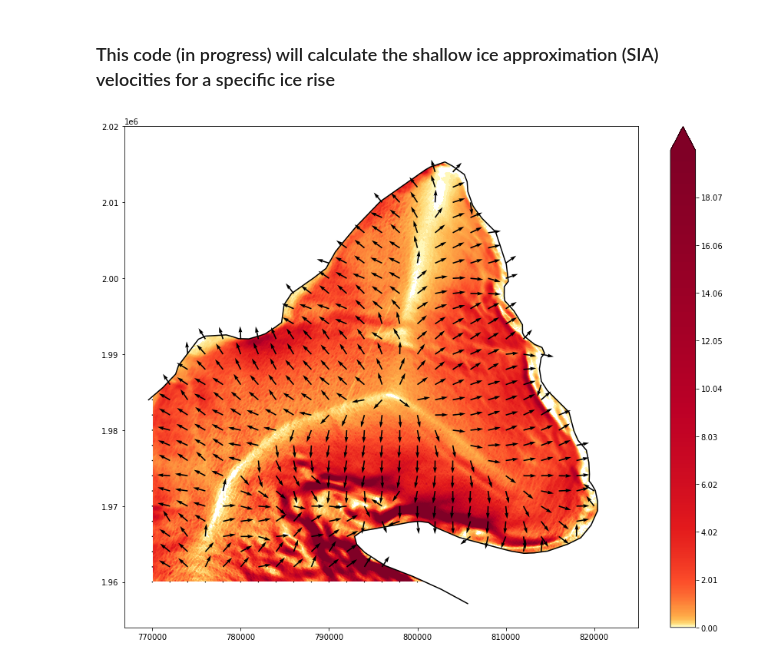
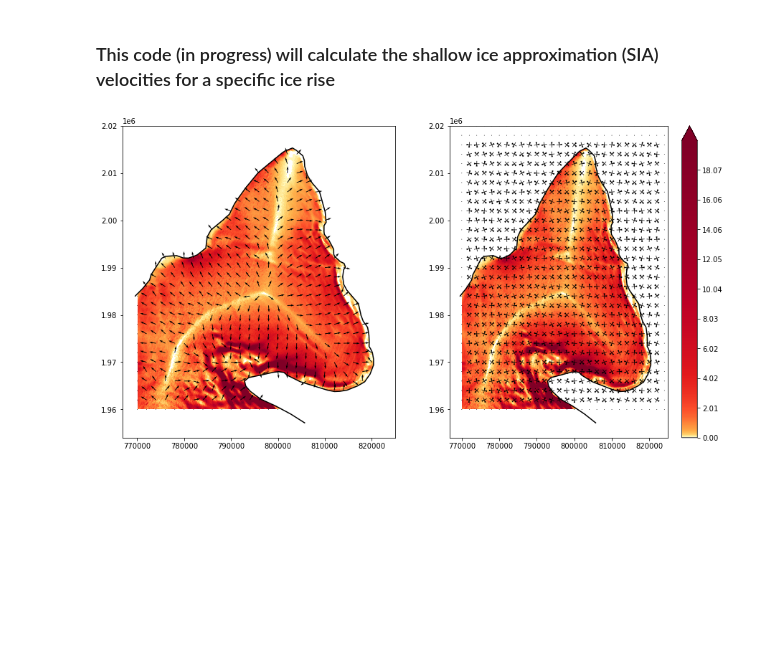
Before and after one commit to henryclara/Anisotropy_SIA, a Jupyter notebook: src/PlotData.ipynb, the cells around one changed output. Drawn from its saved outputs; the diff is of its cells as text; code cells hidden in the pictures; blank space fills up the shorter version.

Commit message:
Add code to calculate the strain rate (needs debugging)

```diff
--- a/src/PlotData.ipynb
+++ b/src/PlotData.ipynb
@@ -99,3 +100,33 @@ for i in range(1, I-1):
+# %%
+
+# Eigenvector data structure initialisation
+v11 = np.zeros_like(surf) # First component of the first vector
+v12 = np.zeros_like(surf) # Second component of the first vector
+v21 = np.zeros_like(surf) # First component of the second vector
+v22 = np.zeros_like(surf) # Second component of the second vector
+
+# Eigenvalue data structure initialisation
+e1 = np.zeros_like(surf)
+e2 = np.zeros_like(surf)
+
+# Calculate strain rate eigenvectors and eigenvalues
+for i in range(1, I-1):
+    for j in range(1, J-1):
+        if ((maths.isnan(exx[i][j])) or (maths.isnan(eyy[i][j])) or (maths.isnan(exy[i][j]))):
+            break
+        arr = np.array([[exx[i][j], exy[i][j]],
+                        [exy[i][j], eyy[i][j]]])
+        w,v = eig(arr)
+        e1[i][j], e2[i][j] = w
+        v11[i][j], v12[i][j] = v[0]
+        v21[i][j], v22[i][j] = v[1]
+
+# Weight eigenvectors based on eigenvalues
+
+#v11 = np.multiply(v11,e1)
+#v12 = np.multiply(v12,e1)
+#v21 = np.multiply(v21,e2)
+#v22 = np.multiply(v22,e2)
 # %%
 # Make array with velocity magnitudes
 
@@ -124,17 +155,21 @@ for i in range(len(x)):
 vel_x_norm = np.divide(vel_x, vel_mag, out=np.zeros_like(vel_x), where=vel_mag!=0)
 vel_y_norm = np.divide(vel_y, vel_mag, out=np.zeros_like(vel_y), where=vel_mag!=0)
 # %%
-fig, ax = plt.subplots(1, 1, figsize=(15, 12))
+fig, ax = plt.subplots(1, 2, figsize=(15, 8))
 levels = np.linspace(0,20.04,500)
-CS = ax.contourf(grid_x, grid_y, vel_mag, levels=levels, cmap=plt.cm.YlOrRd, locator=ticker.LogLocator(), extend='max')
+CS = ax[0].contourf(grid_x, grid_y, vel_mag, levels=levels, cmap=plt.cm.YlOrRd, locator=ticker.LogLocator(), extend='max')
+CS = ax[1].contourf(grid_x, grid_y, vel_mag, levels=levels, cmap=plt.cm.YlOrRd, locator=ticker.LogLocator(), extend='max')
 #CS = ax.contourf(grid_x, grid_y, vel_mag, levels=levels, cmap=plt.cm.YlOrRd)
 #CS = ax.contourf(grid_x, grid_y, vel_mag, 100)
 
 skip = (slice(None, None, 20), slice(None, None, 20))
-ax.quiver(grid_x[skip], grid_y[skip], vel_x_norm[skip], vel_y_norm[skip], scale=40)
-ax.plot(data_GL_reduced['X'], data_GL_reduced['Y'], color='black')
+ax[0].quiver(grid_x[skip], grid_y[skip], vel_x_norm[skip], vel_y_norm[skip], scale=40)
+ax[1].quiver(grid_x[skip], grid_y[skip], v11[skip], v12[skip], scale=40, pivot='mid', headlength=0)
+ax[1].quiver(grid_x[skip], grid_y[skip], v21[skip], v22[skip], scale=40, pivot='mid', headlength=0)
+ax[0].plot(data_GL_reduced['X'], data_GL_reduced['Y'], color='black')
+ax[1].plot(data_GL_reduced['X'], data_GL_reduced['Y'], color='black')
 cbar = fig.colorbar(CS)
 
 # Check log plot?
 # %% [output]
-[figure, old version]
+[figure, new version]
```
Also changed, not shown: parts of 5 cells of this notebook.
